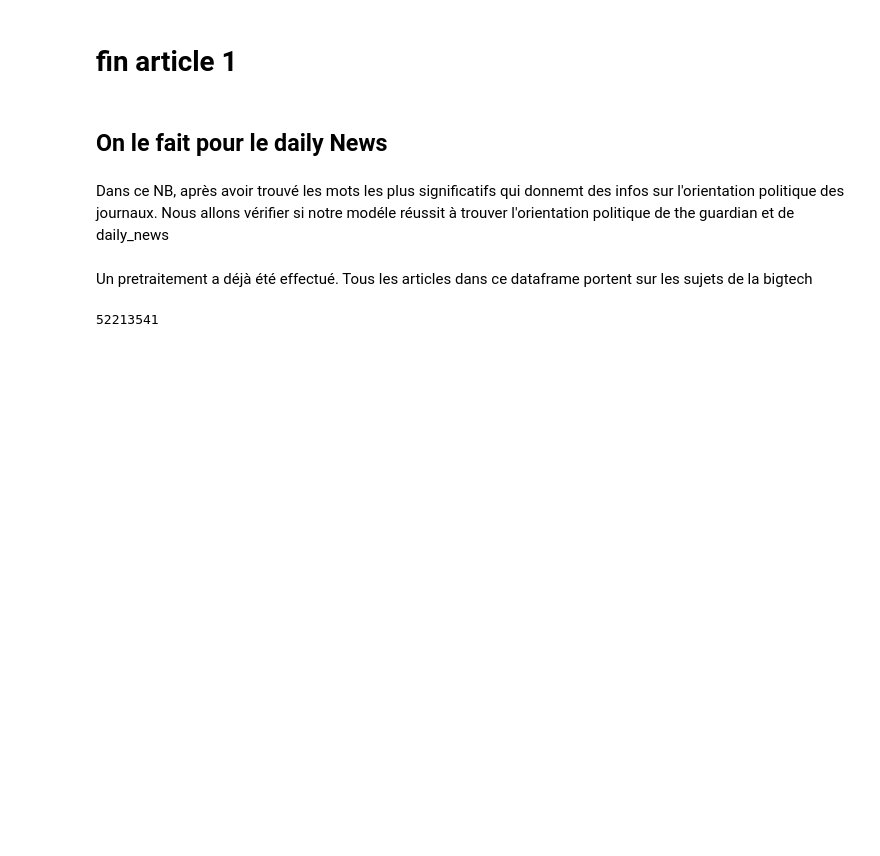
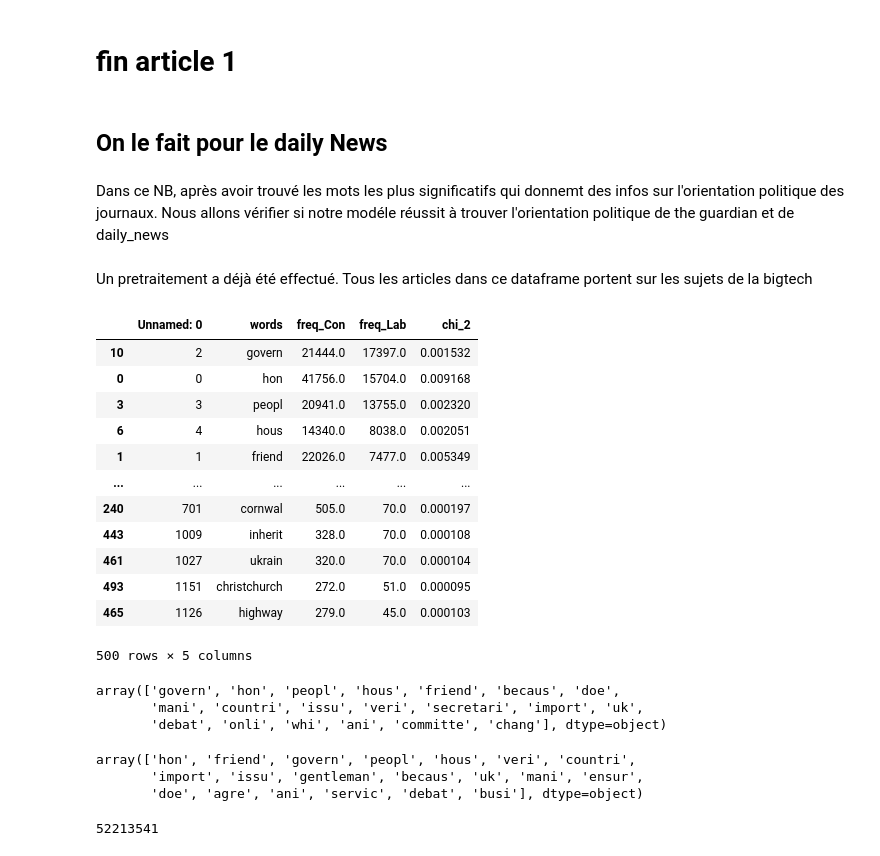
Before and after one commit to ismakrout/NLP-project, a Jupyter notebook: NB_2.ipynb, the cells around one changed output. Drawn from its saved outputs; the diff is of its cells as text; code cells hidden in the pictures; blank space fills up the shorter version.

Commit message:
commit bpi

```diff
--- a/NB_2.ipynb
+++ b/NB_2.ipynb
@@ -13,5 +20,37 @@ pd.set_option('display.max_columns', None)
 # %% [markdown]
 Un pretraitement a déjà été effectué. Tous les articles dans ce dataframe portent sur les sujets de la bigtech
+# %%
+df = pd.read_csv('01. output/df_freqs.csv', )
+# %%
+df
+# %% [output]
+|  | Unnamed: 0 | words | freq_Con | freq_Lab | chi_2 |
+| 10 | 2 | govern | 21444.0 | 17397.0 | 0.001532 |
+| 0 | 0 | hon | 41756.0 | 15704.0 | 0.009168 |
+| 3 | 3 | peopl | 20941.0 | 13755.0 | 0.002320 |
+| 6 | 4 | hous | 14340.0 | 8038.0 | 0.002051 |
+| 1 | 1 | friend | 22026.0 | 7477.0 | 0.005349 |
+| ... | ... | ... | ... | ... | ... |
+| 240 | 701 | cornwal | 505.0 | 70.0 | 0.000197 |
+| 443 | 1009 | inherit | 328.0 | 70.0 | 0.000108 |
+| 461 | 1027 | ukrain | 320.0 | 70.0 | 0.000104 |
+| 493 | 1151 | christchurch | 272.0 | 51.0 | 0.000095 |
+| 465 | 1126 | highway | 279.0 | 45.0 | 0.000103 |
+500 rows × 5 columns
+# %%
+df = df.sort_values(by=['freq_Lab'], ascending=False)
+df['words'].unique()[:20]
+# %% [output]
+array(['govern', 'hon', 'peopl', 'hous', 'friend', 'becaus', 'doe',
+       'mani', 'countri', 'issu', 'veri', 'secretari', 'import', 'uk',
+       'debat', 'onli', 'whi', 'ani', 'committe', 'chang'], dtype=object)
+# %%
+df = df.sort_values(by=['freq_Con'], ascending=False)
+df['words'].unique()[:20]
+# %% [output]
+array(['hon', 'friend', 'govern', 'peopl', 'hous', 'veri', 'countri',
+       'import', 'issu', 'gentleman', 'becaus', 'uk', 'mani', 'ensur',
+       'doe', 'agre', 'ani', 'servic', 'debat', 'busi'], dtype=object)
 # %%
 # df_daily_express = pd.read_csv('00. input/new_bigfive_DailyExpress_with_sentibert_post2010.csv', encoding='utf-8')
 # df_daily_express = read_input('00. input/new_bigfive_DailyExpress_with_sentibert_post2010.csv', encod='utf-8')
```
Also changed, not shown: parts of 2 cells of this notebook, 3 other files.
